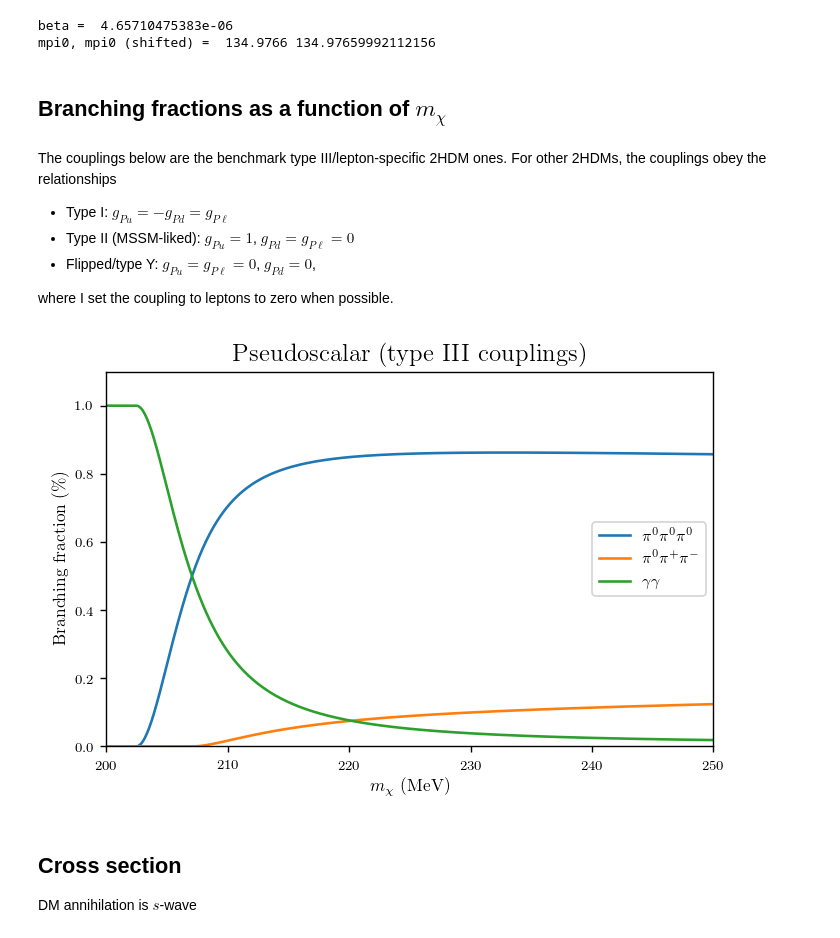
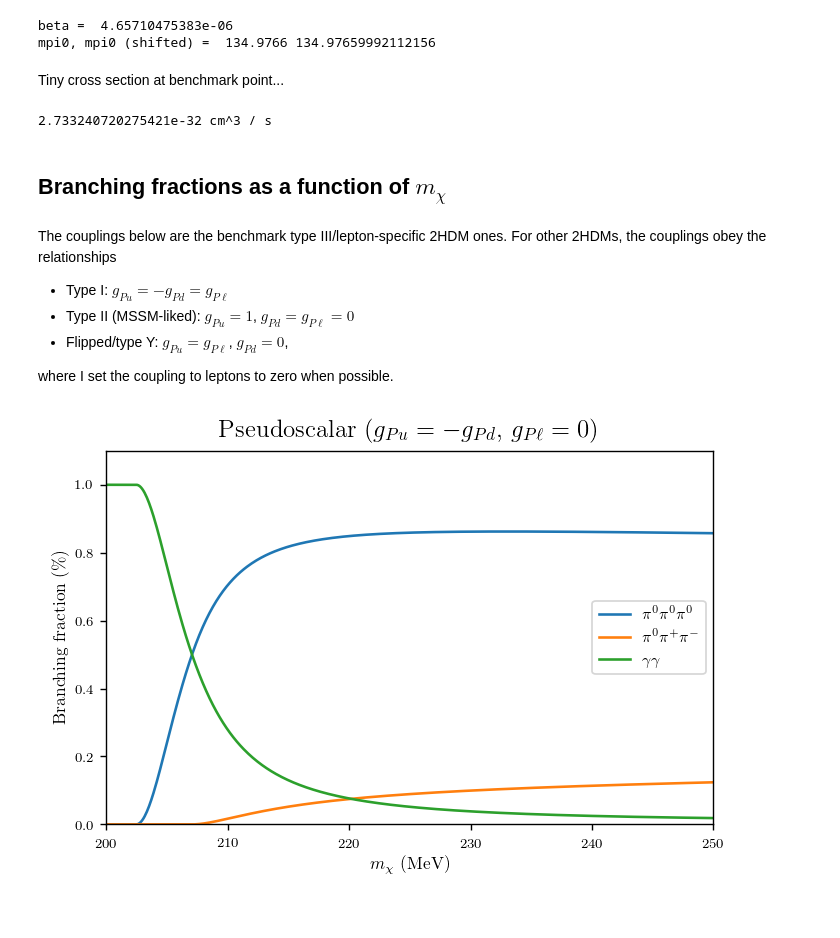
Before and after one commit to LoganAMorrison/Hazma, a Jupyter notebook: tutorials/pseudoscalar_mediator_branching_fractions.ipynb, the cells around one changed output. Drawn from its saved outputs; the diff is of its cells as text; code cells hidden in the pictures.

```diff
--- a/tutorials/pseudoscalar_mediator_branching_fractions.ipynb
+++ b/tutorials/pseudoscalar_mediator_branching_fractions.ipynb
@@ -15,13 +16,28 @@ from utilities import get_color, get_tex_label, latex_text_width_1col
 # %% [markdown]
 Check that mixing angle and $\pi^0$ mass shift are small for benchmark parameters:
 # %%
-psm = PseudoScalarMediator(mx=200., mp=1e3, gpxx=1., gpuu=muq/vh, gpdd=-mdq/vh, gpss=-msq/vh, gpee=0., gpmumu=0., gpGG=1., gpFF=7./9.)
+# Lepton-specific/type III 2HDM couplings
+gpuu = 1.
+gpdd = -1.
+gpll = 0.
+
+psm = PseudoScalarMFV(mx=200., mp=1e3, gpxx=1.,
+                      gpup=gpuu, gpdown=gpdd, gpll=gpll)
 
 print "beta = ", psm.beta
 print "mpi0, mpi0 (shifted) = ", mpi0, psm.mpi0
 # %% [output]
 beta =  4.65710475383e-06
 mpi0, mpi0 (shifted) =  134.9766 134.97659992112156
+# %% [markdown]
+Tiny cross section at benchmark point...
+# %%
+vx = 1.0e-3
+e_cm = 2.*psm.mx*(1.+0.5*vx**2)
+
+print psm.cross_sections(e_cm)["total"] * vx * sv_inv_MeV_to_cm3_per_s, "cm^3 / s"
+# %% [output]
+2.733240720275421e-32 cm^3 / s
 # %% [markdown]
 ## Branching fractions as a function of $m_\chi$
 # %% [markdown]
@@ -29,7 +45,7 @@ The couplings below are the benchmark type III/lepton-specific 2HDM ones. For ot
 
 * Type I: $g_{Pu} = -g_{Pd} = g_{P\ell}$
 * Type II (MSSM-liked): $g_{Pu} = 1$, $g_{Pd} = g_{P\ell} = 0$
-* Flipped/type Y: $g_{Pu} = g_{P\ell} = 0$, $g_{Pd} = 0$,
+* Flipped/type Y: $g_{Pu} = g_{P\ell}$, $g_{Pd} = 0$,
 
 where I set the coupling to leptons to zero when possible.
 # %%
@@ -41,46 +57,38 @@ gpuu = 1.
 gpdd = -1.
 gpll = 0.
 
-# General relations for MFV couplings
-gpGG = 2*gpuu + gpdd
-gpFF = gpll + (8.*gpuu + gpdd) / 9.
-
-psm = PseudoScalarMFV(mx=200., mp=1e3, gpxx=1., gpuu=gpuu, gpdd=gpdd,
-                      gpll=gpll, gpGG=gpGG, gpFF=gpFF)
+psm = PseudoScalarMFV(mx=200., mp=1e3, gpxx=1.,
+                      gpup=gpuu, gpdown=gpdd, gpll=gpll)
 
 vx_mw = 1.0e-3  # approximate DM velocity in Milky Way halo
 
 bfs_varying_gs = {}
 
 # Compute branching fractions for different couplings
 bfs_raw = []
 for mx in mxs:
     psm.mx = mx
     e_cm = 2. * psm.mx * (1. + 0.5 * vx_mw**2)
     bfs_raw.append(psm.branching_fractions(e_cm))
 
 bfs = {fs: [bf[fs] for bf in bfs_raw] for fs in psm.list_final_states()}
 
 ### Make the plot
 plt.figure(figsize=(latex_text_width_1col, 4))
 
 for fs, bf_list in bfs.iteritems():
     if fs in ["g g", "pi0 pi0 pi0", "pi0 pi pi"]:
         plt.plot(mxs, bf_list, label=get_tex_label(fs))
 
 plt.title("DM annihilation, pseudoscalar mediator")
-plt.title("Pseudoscalar (type III couplings)")
+plt.title("Pseudoscalar ($g_{Pu} = -g_{Pd}$, $g_{P\ell} = 0$)")
 plt.xlabel(r"$m_\chi$ (MeV)")
 plt.ylabel("Branching fraction (\%)")
 plt.legend(loc="center right")
 plt.xlim(mxs[[0, -1]])
 plt.ylim(0, 1.1)
 
 plt.tight_layout()
-
 plt.savefig("figures/pseudoscalar_branching_fractions_mfv.pdf")
 # %% [output]
-[figure, old version]
+[figure, new version]
-# %% [markdown]
-## Cross section
-DM annihilation is $s$-wave
```
Also changed, not shown: parts of 2 cells of this notebook, 7 other files.
